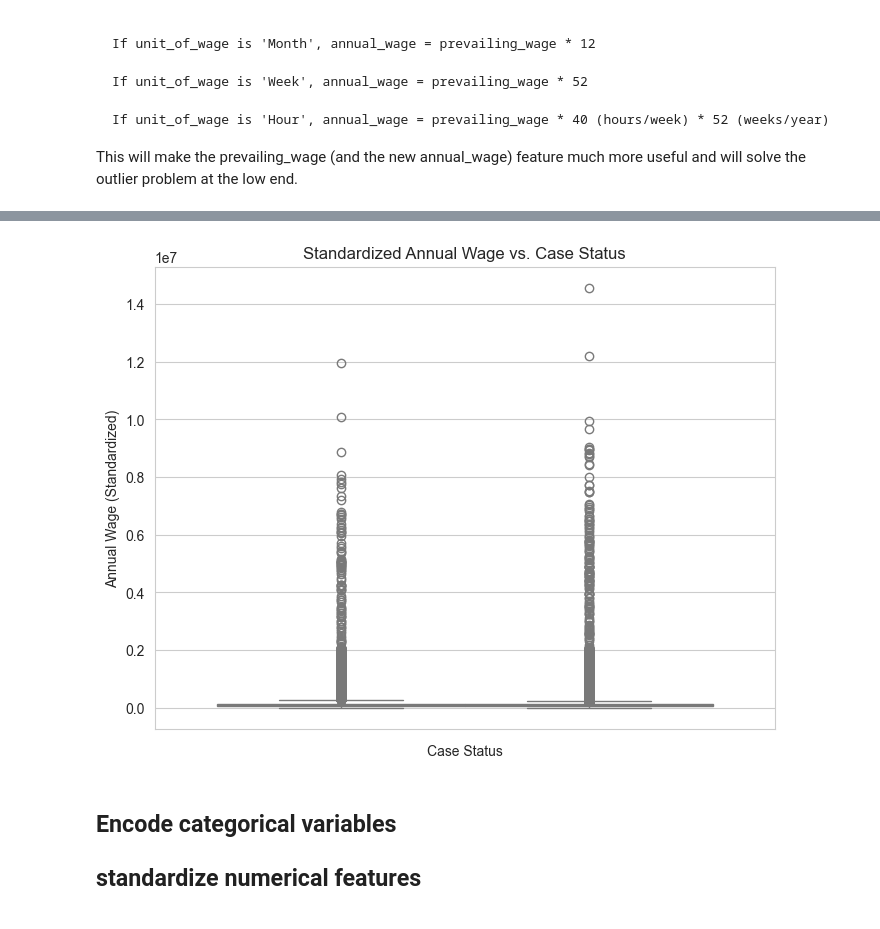
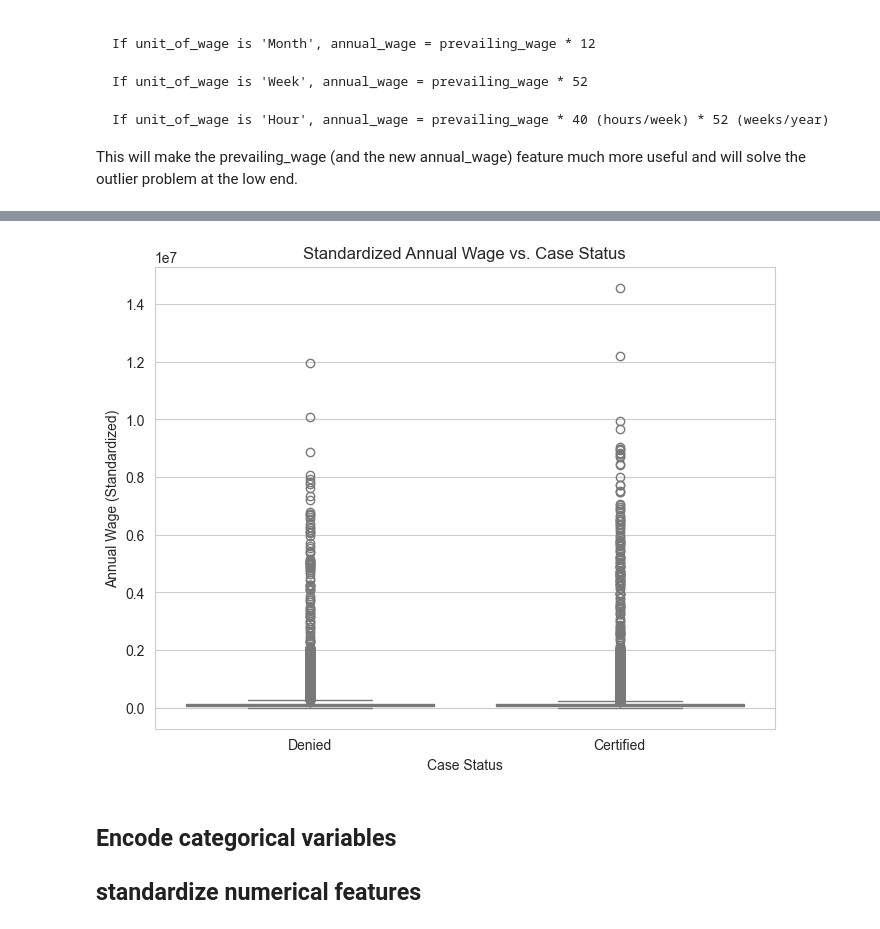
Before and after one commit to SamuelDasaolu/GEN-AI, a Jupyter notebook: WEEK 14/PRACTICE_EXAM/01_EDA_AND_CLEANING.ipynb, the cells around one changed output, grey strips where cells are left out. Cells and saved outputs as stored; diff of their text form; code cells hidden in the pictures.

```diff
--- a/WEEK 14/PRACTICE_EXAM/01_EDA_AND_CLEANING.ipynb
+++ b/WEEK 14/PRACTICE_EXAM/01_EDA_AND_CLEANING.ipynb
@@ -217,12 +263,22 @@ plt.show()
 # %%
+def plot_countplot_with_hue(ax: plt.Axes, data: pd.DataFrame, x_col: str, hue_col: str):
+    """
+    Takes a matplotlib axis, plots a countplot for a specific column, and breaks it down by a hue.
+    """
+    sns.countplot(x=x_col, hue=hue_col, data=data, ax=ax)
+    ax.set_title(f'Case Status by {x_col}')
 
-# We'll plot the same 8 features, but this time with 'Case_status' as the hue
+
+# Set up the plot grid
 fig, axes = plt.subplots(4, 2, figsize=(18, 24))
-axes = axes.flatten()
-
+axes_flat = axes.flatten()
 for i, col in enumerate(categorical_features):
-    sns.countplot(x=col, hue='case_status', data=data, ax=axes[i])
-    axes[i].set_title(f'Case Status by {col}')
+    plot_countplot_with_hue(
+        ax=axes_flat[i],
+        data=data,
+        x_col=col,
+        hue_col='case_status'
+    )
 
 plt.tight_layout()
 plt.show()
@@ -309,11 +376,8 @@ standardize all wages to a single, annual unit ('Year'). create a new feature ca
 
 This will make the prevailing_wage (and the new annual_wage) feature much more useful and will solve the outlier problem at the low end.
 # %%
-# make a copy
-df_processed = data.copy()
-
-# Task 3.1: Create new features ('annual_wage')
-def calculate_annual_wage(row):
+def calculate_annual_wage(row) -> float:
+    """Converts a wage to an annual salary based on its unit."""
     wage = row['prevailing_wage']
     unit = row['unit_of_wage']
 
@@ -326,33 +390,47 @@ def calculate_annual_wage(row):
     elif unit == 'Hour':
         # Assuming a 40-hour work week
         return wage * 40 * 52
-    else:
-        return wage  # Should not happen given our earlier check
+    return wage
 
-print("Creating 'annual_wage' feature by standardizing 'prevailing_wage'...")
-df_processed['annual_wage'] = df_processed.apply(calculate_annual_wage, axis=1)
 
-# Now we can drop the original 'prevailing_wage' and 'unit_of_wage' columns and also case_id
-df_processed = df_processed.drop(['prevailing_wage', 'unit_of_wage', 'case_id'], axis=1)
+def create_engineered_features(df: pd.DataFrame, reference_year: int) -> pd.DataFrame:
+    """
+    Takes the raw DataFrame and returns a new one with 'annual_wage'
+    and 'company_age' features, dropping the original columns.
+    Drops Case ID: Unnecessary Identifier
+    """
+    df_new = df.copy()
+    df_new['annual_wage'] = df_new.apply(calculate_annual_wage, axis=1)
+    df_new['company_age'] = reference_year - df_new['yr_of_estab']
+    cols_to_drop = [
+        'prevailing_wage', 'unit_of_wage',  # Replaced by annual_wage
+        'yr_of_estab',  # Replaced by company_age
+        'case_id'  # Irrelevant identifier
+    ]
+    df_new = df_new.drop(columns=cols_to_drop)
+    return df_new
 
-print("Original wage columns dropped.")
 
-# Let's also create a 'company_age' feature from 'yr_of_estab'
-# Assuming the data is from 2016 (as mentioned in the project description)
-current_year = 2016
-df_processed['company_age'] = current_year - df_processed['yr_of_estab']
-df_processed = df_processed.drop('yr_of_estab', axis=1)
-print("Created 'company_age' feature and dropped 'yr_of_estab'.")
+def plot_annual_wage_boxplot(df: pd.DataFrame):
+    """Generates a styled boxplot for the annual wage vs. case status."""
+    plt.figure(figsize=(8, 6))
+    # Using 'x' for the categorical 'case_status' is more standard
+    sns.boxplot(x='case_status', y='annual_wage', data=df, palette='coolwarm')
+    plt.title('Standardized Annual Wage vs. Case Status')
+    plt.ylabel('Annual Wage (Standardized)')
+    plt.xlabel('Case Status')
+    plt.show()
 
-# Let's look at the new 'annual_wage' distribution
+
+REFERENCE_YEAR = 2016
+print("Creating engineered features ('annual_wage', 'company_age')...")
+df_processed = create_engineered_features(data, reference_year=REFERENCE_YEAR)
+print("Original columns dropped.")
+
+# Describe new 'annual_wage' distribution
 print("\n--- New 'annual_wage' feature ---")
 print(df_processed['annual_wage'].describe())
 
-# And let's visualize the new 'annual_wage' with a box plot
-plt.figure(figsize=(8, 6))
-sns.boxplot(hue='case_status', y='annual_wage', data=df_processed, palette='coolwarm', legend=False)
-plt.title('Standardized Annual Wage vs. Case Status')
-plt.ylabel('Annual Wage (Standardized)')
-plt.xlabel('Case Status')
-plt.show()
+# visualize it
+plot_annual_wage_boxplot(df_processed)
 # %% [output]
@@ -373,4 +453,4 @@ Name: annual_wage, dtype: float64
-[figure, old version]
+[figure, new version]
 # %% [markdown]
 ## Encode categorical variables
 
```
Also changed, not shown: parts of 19 cells of this notebook, 5 other files.
